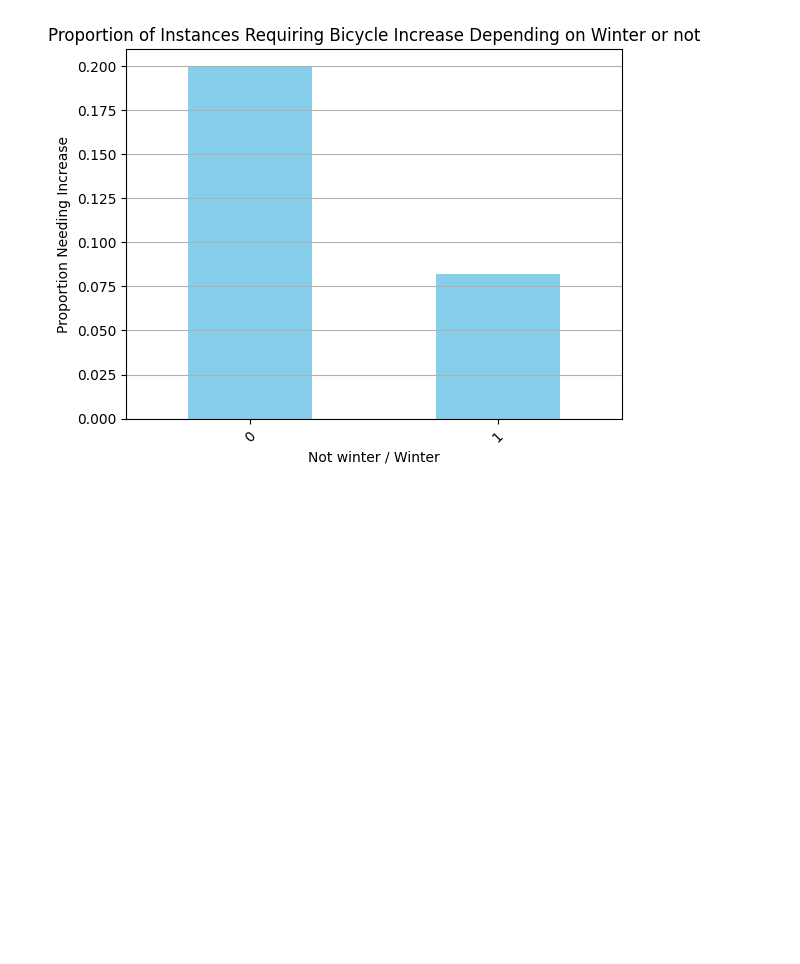
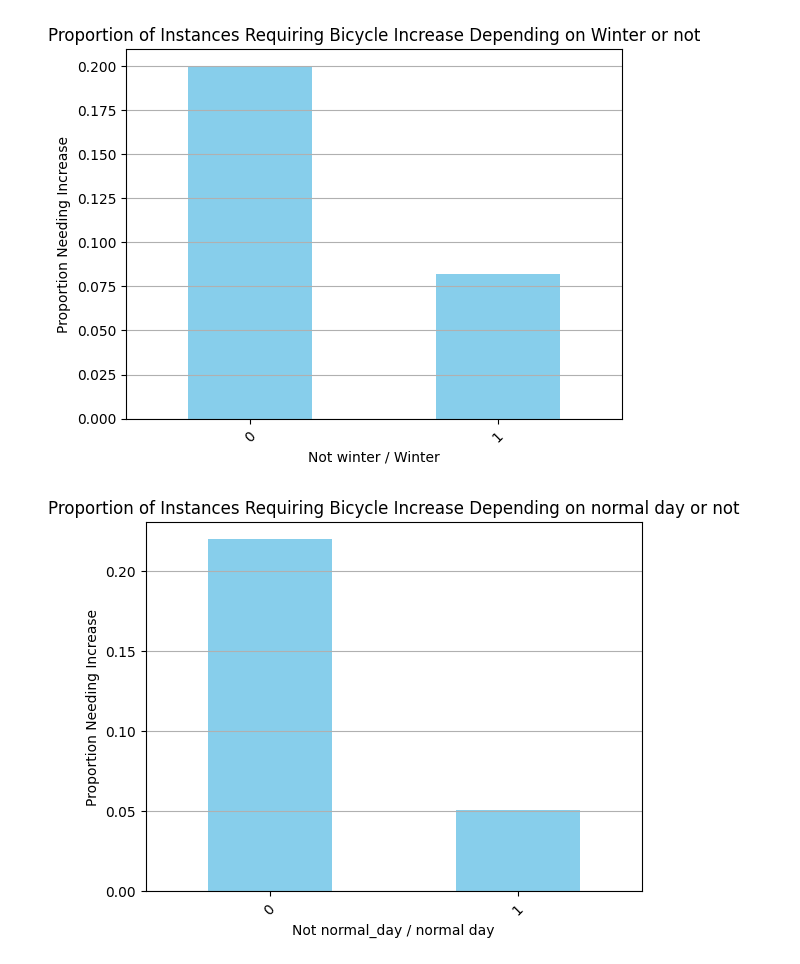
Before and after one commit to ViktorBakken/SM-r, a Jupyter notebook: data_analysis/analysis_of_rest.ipynb, the cells around one changed output. Saved outputs shown, nothing was run; the diff lists cells and outputs as text; code cells hidden in the pictures; blank space fills up the shorter version.

```diff
--- a/data_analysis/analysis_of_rest.ipynb
+++ b/data_analysis/analysis_of_rest.ipynb
@@ -316,3 +316,17 @@ plt.xticks(rotation=45)
 plt.grid(axis='y')
 # %% [output]
 [figure]
+# %%
+df['normal_day'] = (~((df['summertime'] == 1) | (df['holiday'] == 1) | (df['weekday'] == 0))).astype(int)
+
+normal_day_trend = df.groupby('normal_day')['increase_stock'].mean()
+
+plt.figure()
+normal_day_trend.plot(kind='bar', color='skyblue')
+plt.title("Proportion of Instances Requiring Bicycle Increase Depending on normal day or not")
+plt.xlabel("Not normal_day / normal day")
+plt.ylabel("Proportion Needing Increase")
+plt.xticks(rotation=45)
+plt.grid(axis='y')
+# %% [output]
+[figure, added]
```
